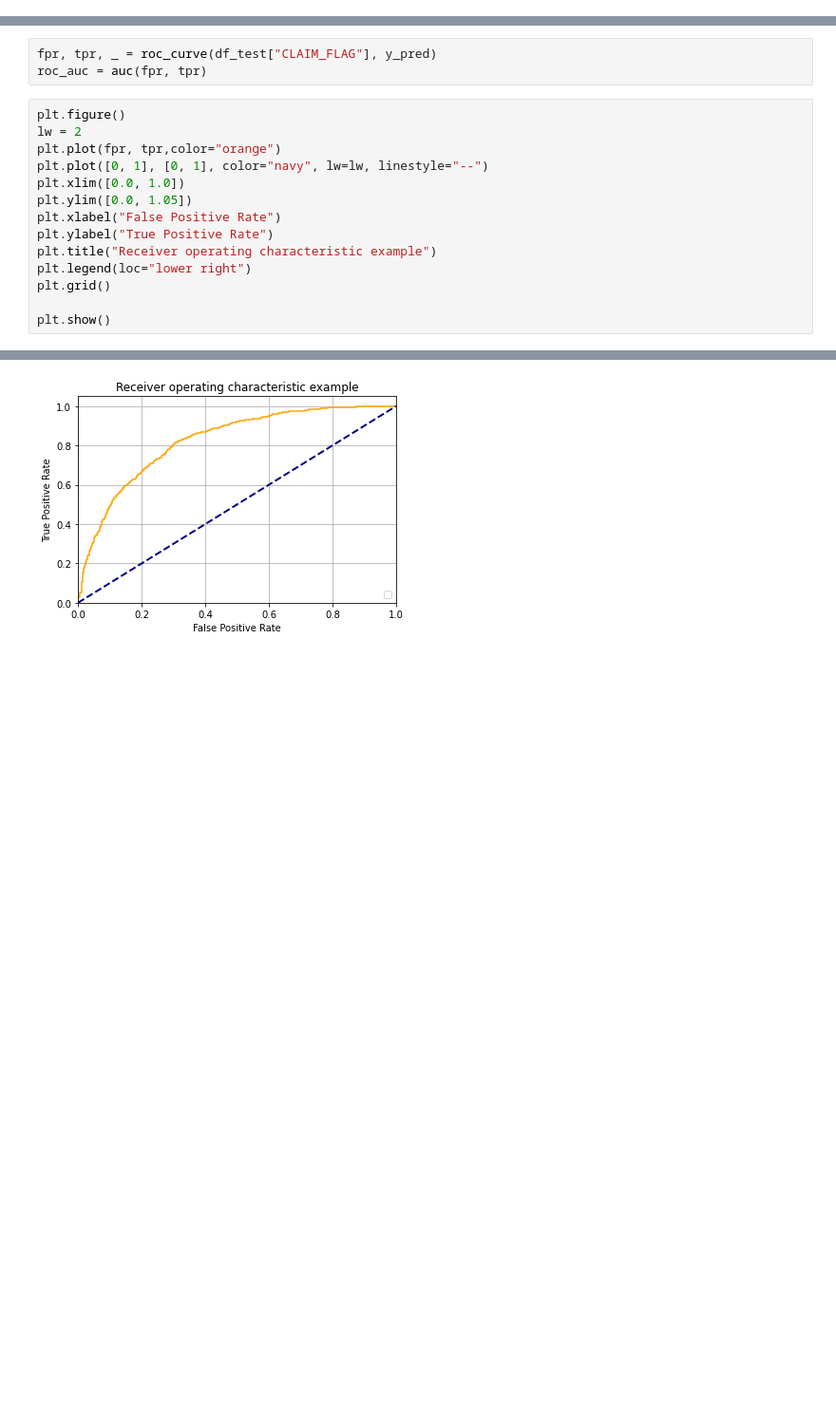
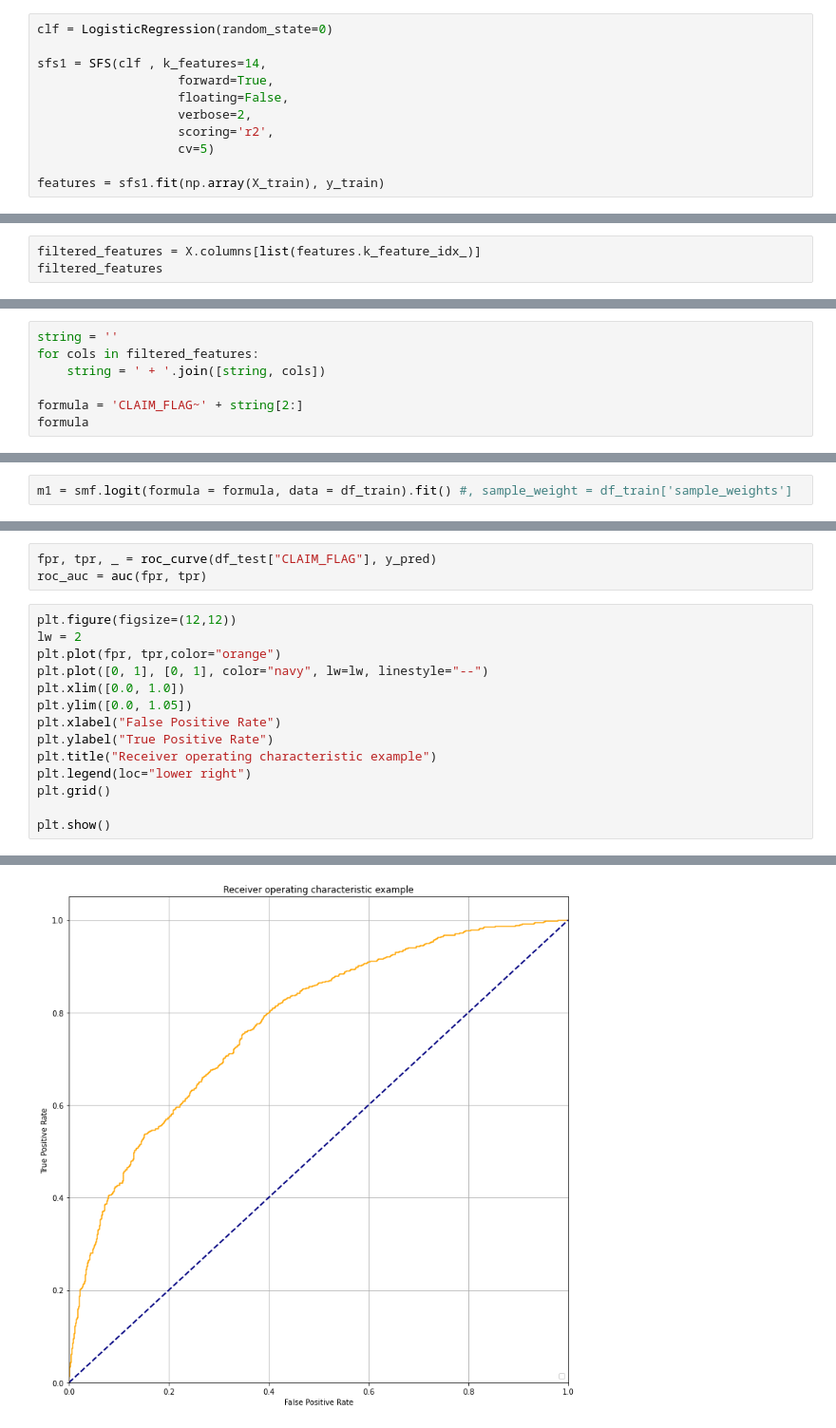
Before and after one commit to DominikMAI/Modele_Parametryczne, a Jupyter notebook: LR_Model_Calibration.ipynb, the cells around one changed output, grey strips where cells are left out. Shown at 95% size. Drawn from its saved outputs; the diff is of its cells as text; blank space fills up the shorter version.

```diff
--- a/LR_Model_Calibration.ipynb
+++ b/LR_Model_Calibration.ipynb
@@ -215,0 +153,11 @@ Text(0, 0.5, 'Liczebność')
+# %%
+clf = LogisticRegression(random_state=0)
+
+sfs1 = SFS(clf , k_features=14,
+                   forward=True,
+                   floating=False,
+                   verbose=2,
+                   scoring='r2',
+                   cv=5)
+
+features = sfs1.fit(np.array(X_train), y_train)
@@ -215,0 +189,3 @@ Text(0, 0.5, 'Liczebność')
+# %%
+filtered_features = X.columns[list(features.k_feature_idx_)]
+filtered_features
@@ -215,0 +197,7 @@ Text(0, 0.5, 'Liczebność')
+# %%
+string = ''
+for cols in filtered_features:
+    string = ' + '.join([string, cols])
+
+formula = 'CLAIM_FLAG~' + string[2:]
+formula
@@ -223,0 +210,2 @@ Optimization terminated successfully.
+# %%
+m1 = smf.logit(formula = formula, data = df_train).fit() #, sample_weight = df_train['sample_weights']
@@ -293,19 +284,19 @@ Recall score: 0.6697038724373576
 fpr, tpr, _ = roc_curve(df_test["CLAIM_FLAG"], y_pred)
 roc_auc = auc(fpr, tpr)
 # %%
-plt.figure()
+plt.figure(figsize=(12,12))
 lw = 2
 plt.plot(fpr, tpr,color="orange")
 plt.plot([0, 1], [0, 1], color="navy", lw=lw, linestyle="--")
 plt.xlim([0.0, 1.0])
 plt.ylim([0.0, 1.05])
 plt.xlabel("False Positive Rate")
 plt.ylabel("True Positive Rate")
 plt.title("Receiver operating characteristic example")
 plt.legend(loc="lower right")
 plt.grid()
 
 plt.show()
 # %% [output]
 No handles with labels found to put in legend.
-[figure, old version]
+[figure, new version]
```
Also changed, not shown: parts of 37 cells of this notebook.
